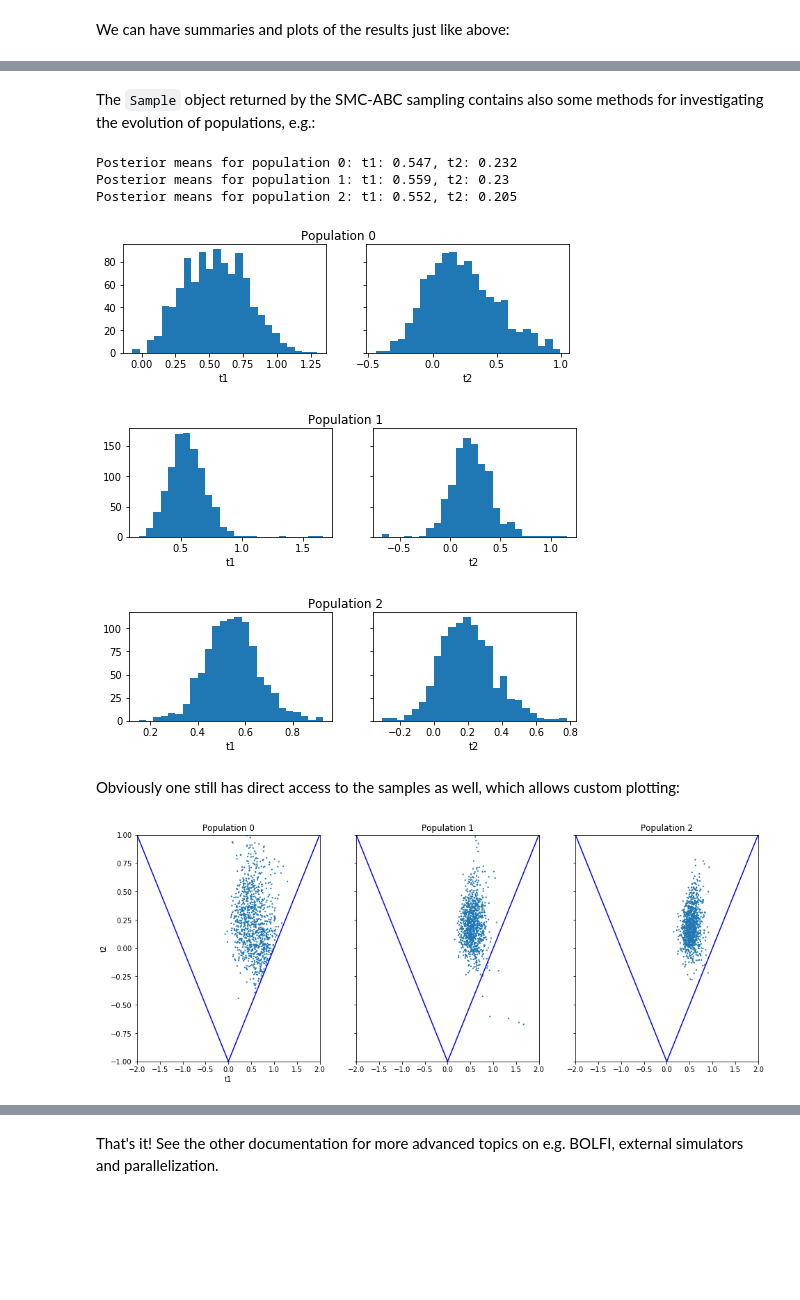
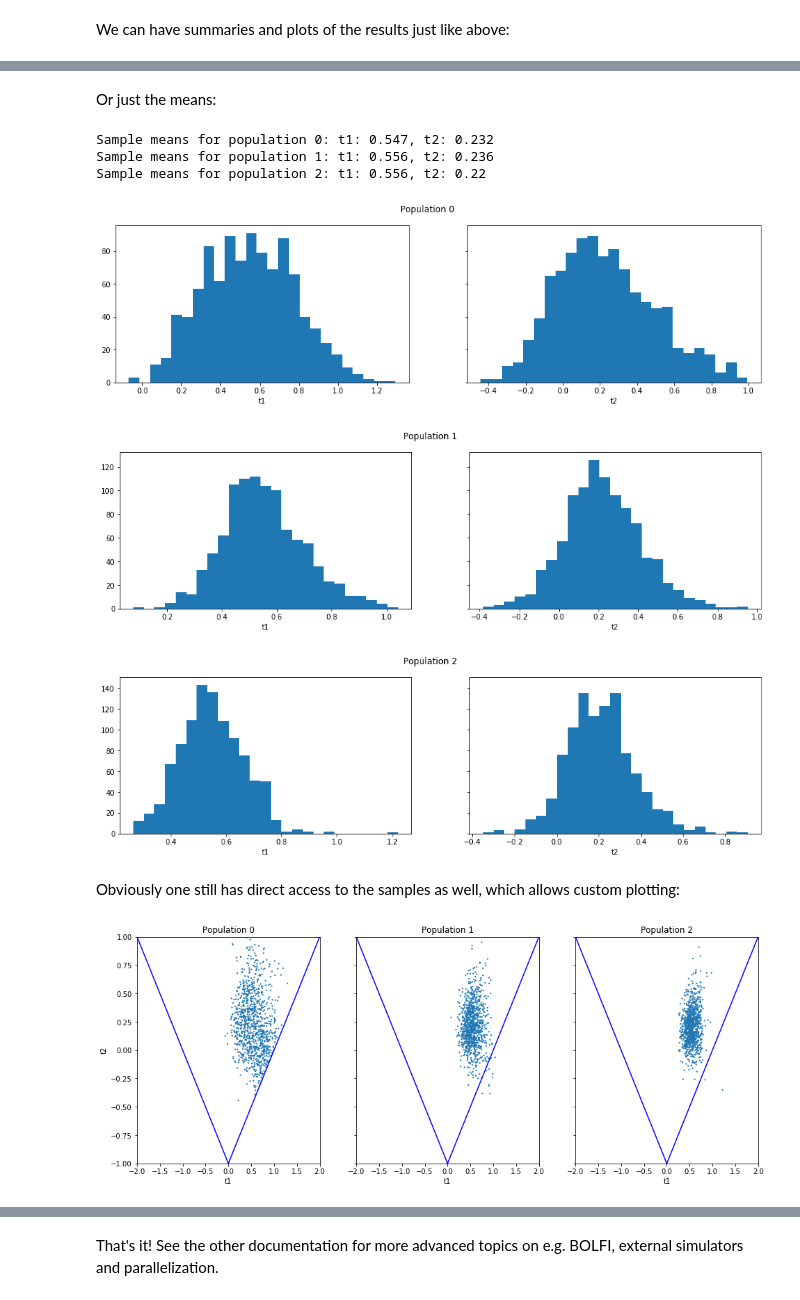
Before and after one commit to elfi-dev/notebooks, a Jupyter notebook: tutorial.ipynb, the cells around one changed output, grey strips where cells are left out. Cells and saved outputs as stored; diff of their text form; code cells hidden in the pictures; blank space fills up the shorter version.

```diff
--- a/tutorial.ipynb
+++ b/tutorial.ipynb
@@ -419,34 +481,34 @@ Posterior means for final population: t1: 0.552, t2: 0.205
-# %% [markdown]
-The `Sample` object returned by the SMC-ABC sampling contains also some methods for investigating the evolution of populations, e.g.:
-# %%
-result_smc.posterior_means_all_populations
-# %% [output]
-Posterior means for population 0: t1: 0.547, t2: 0.232
-Posterior means for population 1: t1: 0.559, t2: 0.23
-Posterior means for population 2: t1: 0.552, t2: 0.205
+# %% [markdown]
+Or just the means:
+# %%
+result_smc.sample_means_summary(all=True)
+# %% [output]
+Sample means for population 0: t1: 0.547, t2: 0.232
+Sample means for population 1: t1: 0.556, t2: 0.236
+Sample means for population 2: t1: 0.556, t2: 0.22
 # %%
-result_smc.plot_marginals_all_populations(bins=25, figsize=(8, 2), fontsize=12)
+result_smc.plot_marginals(all=True, bins=25, figsize=(8, 2), fontsize=12)
 # %% [output]
-[figure, old version]
+[figure, new version]
-[figure, old version]
+[figure, new version]
-[figure, old version]
+[figure, new version]
 # %% [markdown]
 Obviously one still has direct access to the samples as well, which allows custom plotting:
 # %%
 n_populations = len(schedule)
 fig, ax = plt.subplots(ncols=n_populations, sharex=True, sharey=True, figsize=(16,6))
-samples = [pop.samples_list for pop in result_smc.populations]
-for ii in range(n_populations):
-    s = samples[ii]
-    ax[ii].scatter(s[0], s[1], s=5, edgecolor='none');
-    ax[ii].set_title("Population {}".format(ii));
-    ax[ii].plot([0, 2, -2, 0], [-1, 1, 1, -1], 'b')
-ax[0].set_xlabel(result_smc.names_list[0]);
-ax[0].set_ylabel(result_smc.names_list[1]);
+
+for i, pop in enumerate(result_smc.populations):
+    s = pop.samples
+    ax[i].scatter(s['t1'], s['t2'], s=5, edgecolor='none');
+    ax[i].set_title("Population {}".format(i));
+    ax[i].plot([0, 2, -2, 0], [-1, 1, 1, -1], 'b')
+    ax[i].set_xlabel('t1');
+ax[0].set_ylabel('t2');
 ax[0].set_xlim([-2, 2])
 ax[0].set_ylim([-1, 1]);
 # %% [output]
-[figure, old version]
+[figure, new version]
 # %% [markdown]
 It can be seen that the populations iteratively concentrate more and more around the true parameter values.
 
```
Also changed, not shown: parts of 25 cells of this notebook, 5 other files.
